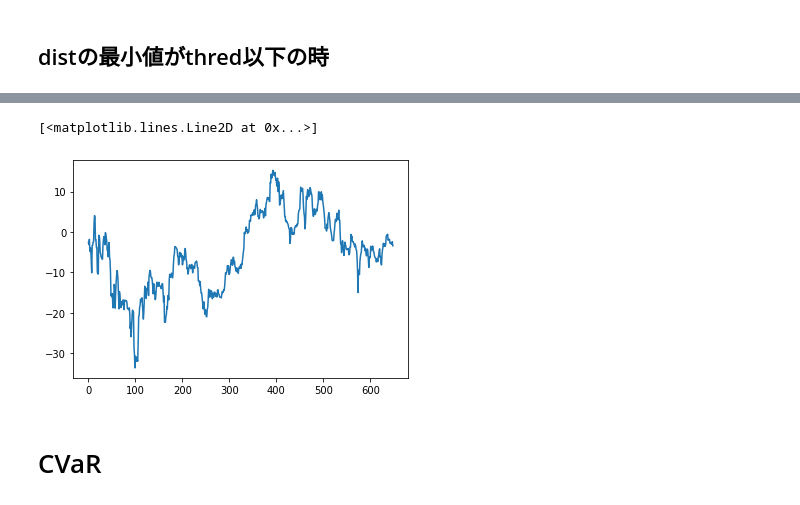
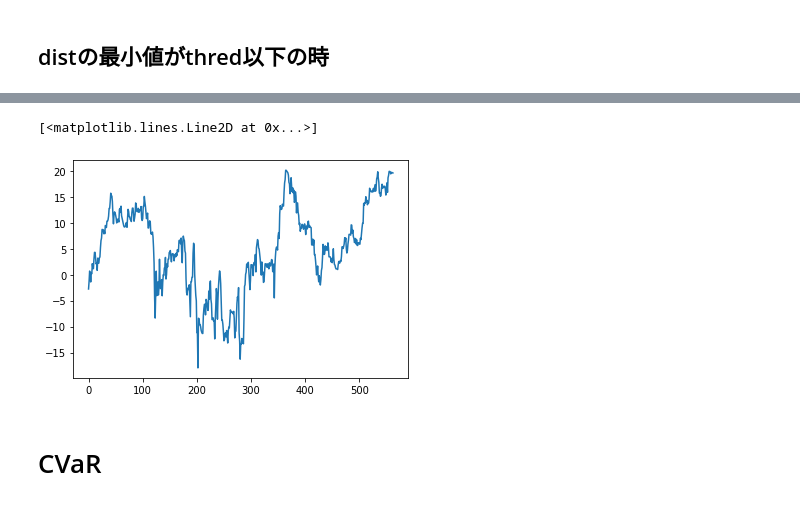
Before and after one commit to ShogoAkiyama/rltorch2, a Jupyter notebook: sentiment/iqn/EDA.ipynb, the cells around one changed output, grey strips where cells are left out. Drawn from its saved outputs; the diff is of its cells as text; code cells hidden in the pictures.

```diff
--- a/sentiment/iqn/EDA.ipynb
+++ b/sentiment/iqn/EDA.ipynb
@@ -271,10 +271,10 @@ plt.plot(thred_list, win_list)
 # %%
-actions = np.where(minv > -6, 1, 0)
+actions = np.where(minv > -4, 1, 0)
 epi_rewards = rewards * actions
 plt.plot(epi_rewards.cumsum())
 # %% [output]
 [<matplotlib.lines.Line2D at 0x...>]
-[figure, old version]
+[figure, new version]
 # %% [markdown]
 # CVaR
 # %% [markdown]
```
Also changed, not shown: parts of 27 cells of this notebook, 6 other files.
